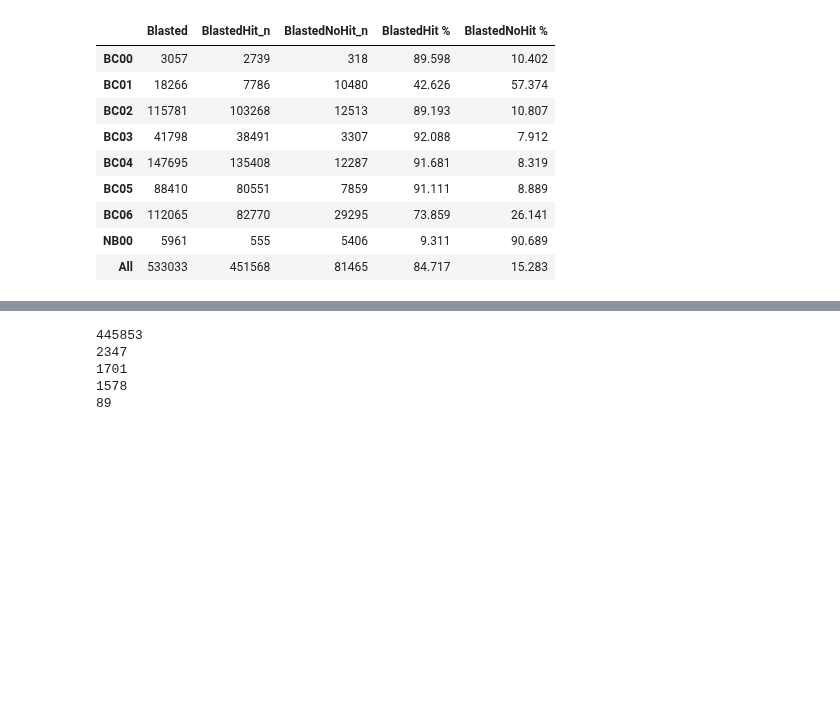
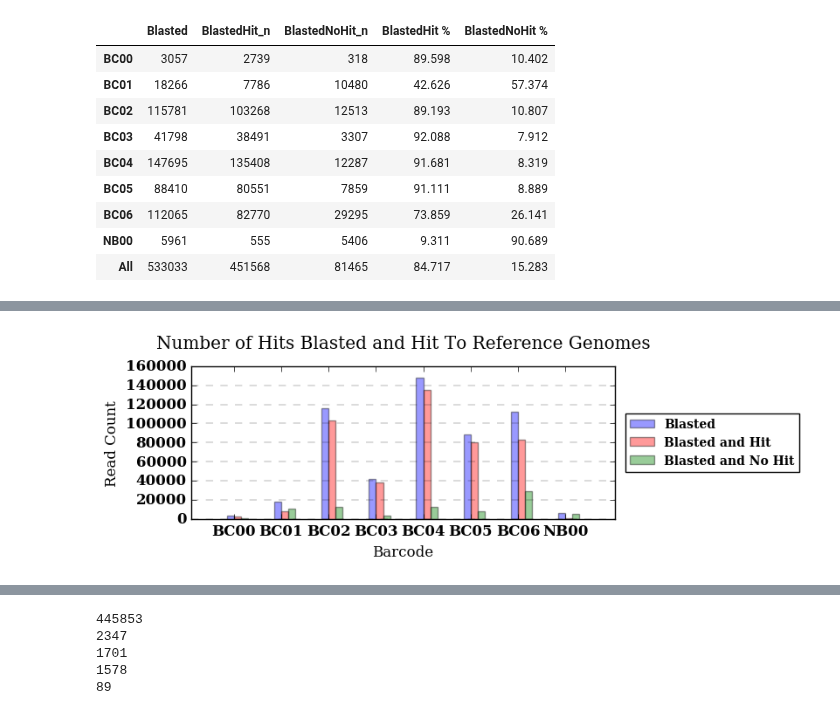
Before and after one commit to BenjaminSchwessinger/Gamran, a Jupyter notebook: MinIon_analysis_12122016_Wagga_initial-Copy1.ipynb, the cells around one changed output, grey strips where cells are left out. Cells and saved outputs as stored; diff of their text form; code cells hidden in the pictures; blank space fills up the shorter version.

Commit message:
Adjusted blast read count graph clashing, made more visually pleasing, created new dataframe that shows % species per barcode

```diff
--- a/MinIon_analysis_12122016_Wagga_initial-Copy1.ipynb
+++ b/MinIon_analysis_12122016_Wagga_initial-Copy1.ipynb
@@ -823,0 +770,47 @@ SyntaxError: invalid syntax (<ipython-input-1011-b7fa2812fafa>, line 1)
+# %%
+#Removes the 'all' row from the dataframe (for graphing purposes)
+blasted_count_df_noall = blasted_count_df.drop('All')
+# %%
+#two qualitative variables - barcode, blasted vs no hit vs hit
+#one quantitative - read count
+n_groups = len(blasted_count_df_noall.index.values)
+
+count_blasted = tuple(blasted_count_df_noall['Blasted'])
+count_blastedhit = tuple(blasted_count_df_noall['BlastedHit_n'])
+count_blastednohit = tuple(blasted_count_df_noall['BlastedNoHit_n'])
+
+fig, ax = plt.subplots(figsize=(6.5,3))
+
+index = np.arange(n_groups)
+bar_width = 0.15
+
+opacity = 0.4
+error_config = {'ecolor': '0.3'}
+
+rects1 = plt.bar(index, count_blasted, bar_width,
+                 alpha=opacity,
+                 color='b',
+                 label='Blasted')
+
+rects2 = plt.bar(index + bar_width, count_blastedhit, bar_width,
+                 alpha=opacity,
+                 color='r',
+                 label='Blasted and Hit')
+
+rects3 = plt.bar(index + bar_width*2, count_blastednohit, bar_width,
+                 alpha=opacity,
+                 color='g',
+                 label='Blasted and No Hit')
+
+plt.xlabel('Barcode')
+plt.ylabel('Read Count')
+plt.title('Number of Hits Blasted and Hit To Reference Genomes', y=1.08)
+plt.xticks(index + bar_width, tuple(blasted_count_df_noall.index.values))
+plt.legend(loc='center left', bbox_to_anchor=(1.01, 0.5), fontsize=10)
+plt.grid(b=None, which='major', axis='y', linestyle='dashed', linewidth=0.2)
+plt.margins(x=0.1)
+
+plt.tight_layout()
+plt.show()
+# %% [output]
+[figure, added]
```
Also changed, not shown: parts of 9 cells of this notebook.
